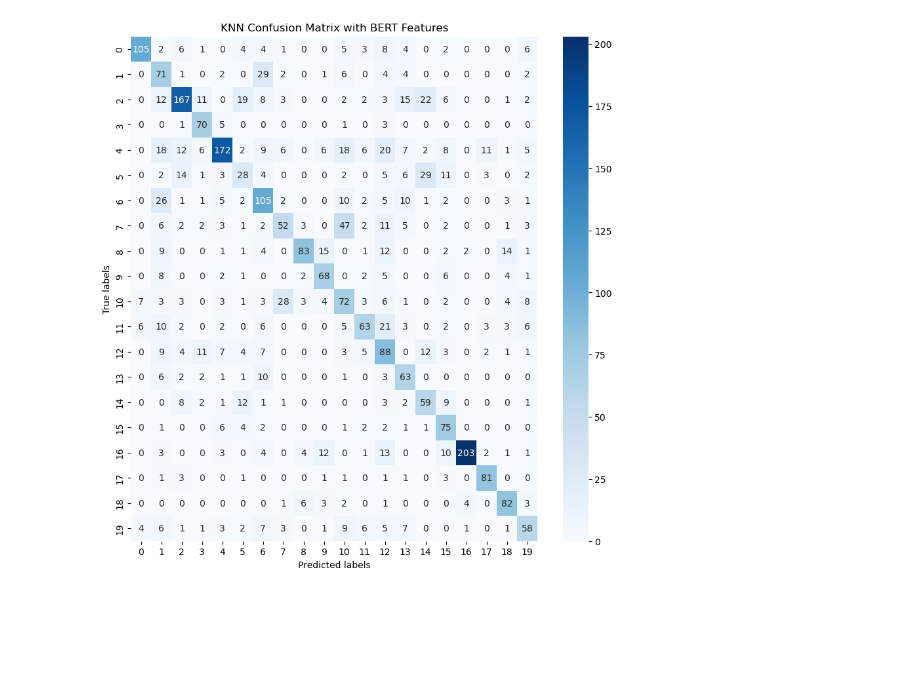
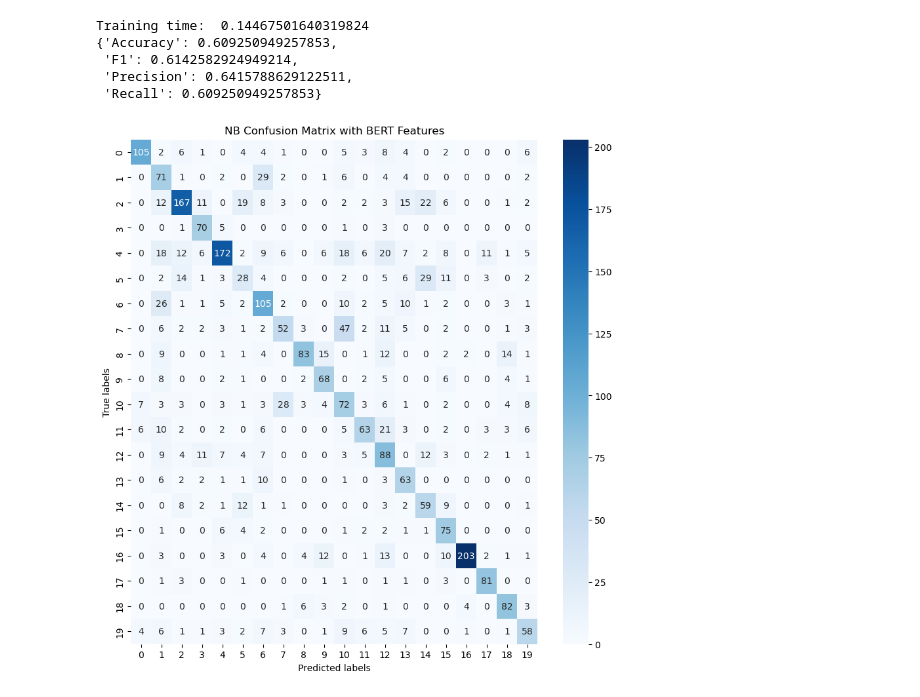
Before and after one commit to pogrebitskiy/Author-Attribution, a Jupyter notebook: evaluation/run_naive_bayes.ipynb, the cells around one changed output. Drawn from its saved outputs; the diff is of its cells as text; code cells hidden in the pictures; blank space fills up the shorter version.

```diff
--- a/evaluation/run_naive_bayes.ipynb
+++ b/evaluation/run_naive_bayes.ipynb
@@ -76,5 +48,10 @@ nb_classifier.evaluate(X_test, y_test)
-# %%
-# Get the confusion matrix
-nb_classifier.get_confusion_matrix(X_test, y_test, 'KNN Confusion Matrix with BERT Features')
-# %% [output]
-[figure, removed]
+# %%
+# Run the classifier with the BERT features
+run_naive_bayes(X, y, 'NB Confusion Matrix with BERT Features')
+# %% [output]
+Training time:  0.14467501640319824
+{'Accuracy': 0.609250949257853,
+ 'F1': 0.6142582924949214,
+ 'Precision': 0.6415788629122511,
+ 'Recall': 0.609250949257853}
+[figure, added]
```
Also changed, not shown: parts of 14 cells of this notebook.
